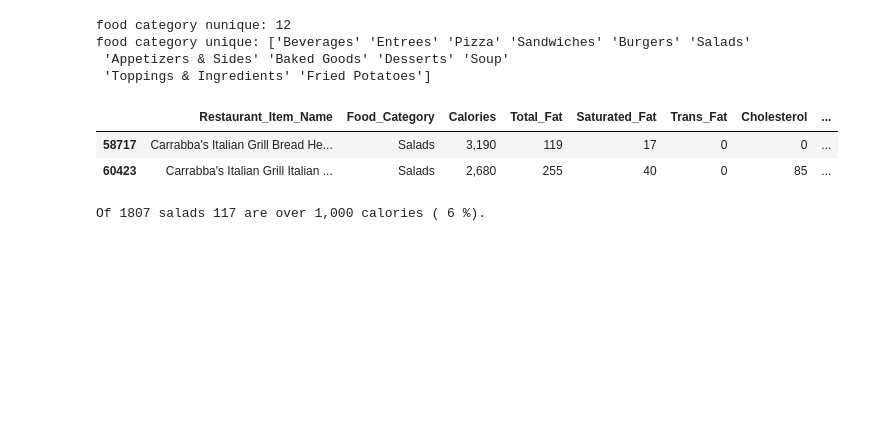
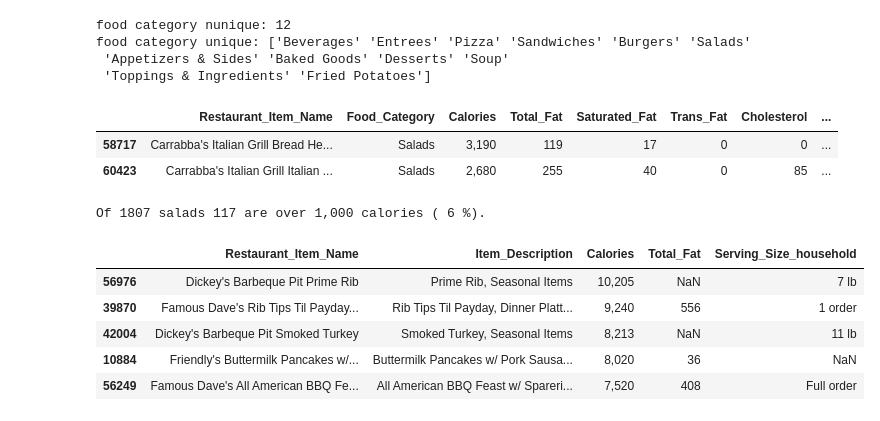
Before and after one commit to slp22/ds-ml-bootcamp, a Jupyter notebook: DOHMH_MenuStat_Historical.ipynb, the cells around one changed output. Drawn from its saved outputs; the diff is of its cells as text; code cells hidden in the pictures; blank space fills up the shorter version.

```diff
--- a/DOHMH_MenuStat_Historical.ipynb
+++ b/DOHMH_MenuStat_Historical.ipynb
@@ -191,3 +191,22 @@ print('Of', num_salads, 'salads', num_salads_hical,
       'are over 1,000 calories (',round(num_salads_hical/num_salads*100), '%).')
 # %% [output]
 Of 1807 salads 117 are over 1,000 calories ( 6 %).
+# %%
+# how caloric are entrees? are they 'healthy'?
+df_entrees_mask = (df['Food_Category'] == 'Entrees')
+df_entrees = df[df_entrees_mask]
+df_entrees.loc[:, ['Restaurant_Item_Name',
+                   'Item_Description',
+#                   'Food_Category',
+                  'Calories',
+                  'Total_Fat',
+                   'Serving_Size_household',
+          ]].sort_values(by='Calories', ascending=False).head(5)
+# high calorie entrees include family meals/packs (e.g., bbq feast, turkey)
+# %% [output]
+|  | Restaurant_Item_Name | Item_Description | Calories | Total_Fat | Serving_Size_household |
+| 56976 | Dickey's Barbeque Pit Prime Rib | Prime Rib, Seasonal Items | 10,205 | NaN | 7 lb |
+| 39870 | Famous Dave's Rib Tips Til Payday... | Rib Tips Til Payday, Dinner Platt... | 9,240 | 556 | 1 order |
+| 42004 | Dickey's Barbeque Pit Smoked Turkey | Smoked Turkey, Seasonal Items | 8,213 | NaN | 11 lb |
+| 10884 | Friendly's Buttermilk Pancakes w/... | Buttermilk Pancakes w/ Pork Sausa... | 8,020 | 36 | NaN |
+| 56249 | Famous Dave's All American BBQ Fe... | All American BBQ Feast w/ Spareri... | 7,520 | 408 | Full order |
```
Also changed, not shown: parts of 5 cells of this notebook.
